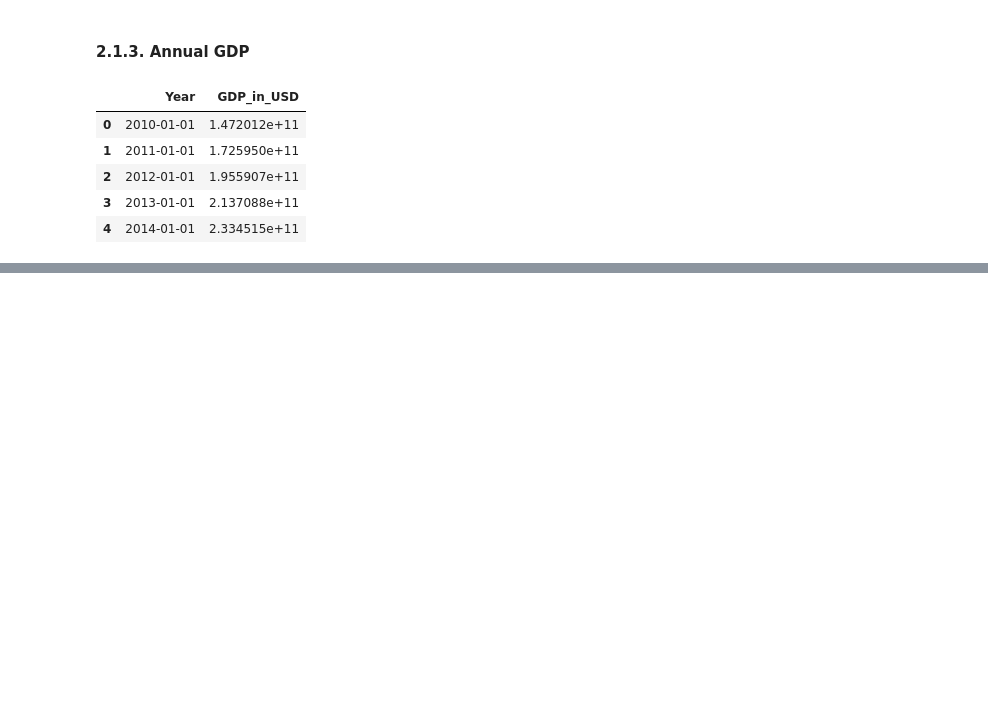
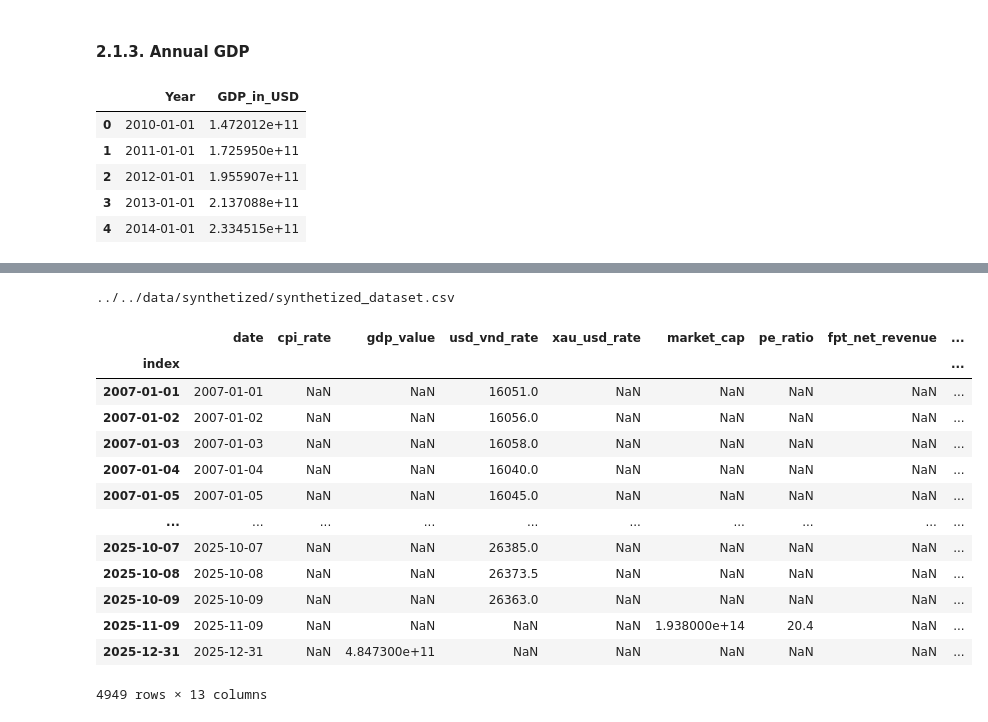
Before and after one commit to nguyenlog205/ds111-uit-stock-price-analysis, a Jupyter notebook: notebook/data_synthesis/dataset_synthesis.ipynb, the cells around one changed output, grey strips where cells are left out. Cells and saved outputs as stored; diff of their text form; code cells hidden in the pictures; blank space fills up the shorter version.

```diff
--- a/notebook/data_synthesis/dataset_synthesis.ipynb
+++ b/notebook/data_synthesis/dataset_synthesis.ipynb
@@ -131,0 +576,4 @@ gdp.head(5)
+# %%
+STOCK_PRICE_PATH = RAW_DATA_DIR + r'fpt/fpt_historical_price.csv'
+stock_price = pd.read_csv(STOCK_PRICE_PATH, parse_dates=['time'])
+stock_price.head(5)
@@ -131,0 +587,16 @@ gdp.head(5)
+# %%
+def get_stock_price(
+    stock_price
+):
+    stock_price = stock_price.rename(columns={
+        'time': 'date',
+        'close': 'fpt_stock_price',
+        'volume': 'fpt_stock_volume'
+    })
+    stock_price = stock_price[['date', 'fpt_stock_price', 'fpt_stock_volume']]
+
+    stock_price['date'] = pd.to_datetime(stock_price['date'], format='%d/%m/%Y')
+    stock_price = stock_price.sort_values(by='date').reset_index(drop=True)
+    stock_price['date'] = stock_price['date'].dt.strftime('%d/%m/%Y')
+
+    return stock_price
@@ -131,0 +623,12 @@ gdp.head(5)
+# %%
+dataset = merge_multiple_dfs(
+    df_list=[
+        macro,
+        industry,
+        fpt,
+        get_stock_price(stock_price)
+    ],
+    on_column='date',
+    how='outer',
+)
+dataset
@@ -131,0 +649,30 @@ gdp.head(5)
+# %%
+SYNTHETIZED_DATA_OUTPUT_DIR = SYNTHETIZED_DATA_DIR + r'synthetized_dataset.csv'
+print(SYNTHETIZED_DATA_OUTPUT_DIR)
+# %% [output]
+../../data/synthetized/synthetized_dataset.csv
+# %%
+dataset['date'] = pd.to_datetime(dataset['date'], format='%d/%m/%Y')
+dataset['index'] = dataset['date']
+dataset_final = dataset.set_index('index').sort_index()
+dataset_final.to_csv(
+    SYNTHETIZED_DATA_DIR + r'synthetized_dataset.csv',
+    index=False
+)
+# %%
+dataset_final
+# %% [output]
+|  | date | cpi_rate | gdp_value | usd_vnd_rate | xau_usd_rate | market_cap | pe_ratio | fpt_net_revenue | ... |
+| index |  |  |  |  |  |  |  |  | ... |
+| 2007-01-01 | 2007-01-01 | NaN | NaN | 16051.0 | NaN | NaN | NaN | NaN | ... |
+| 2007-01-02 | 2007-01-02 | NaN | NaN | 16056.0 | NaN | NaN | NaN | NaN | ... |
+| 2007-01-03 | 2007-01-03 | NaN | NaN | 16058.0 | NaN | NaN | NaN | NaN | ... |
+| 2007-01-04 | 2007-01-04 | NaN | NaN | 16040.0 | NaN | NaN | NaN | NaN | ... |
+| 2007-01-05 | 2007-01-05 | NaN | NaN | 16045.0 | NaN | NaN | NaN | NaN | ... |
+| ... | ... | ... | ... | ... | ... | ... | ... | ... | ... |
+| 2025-10-07 | 2025-10-07 | NaN | NaN | 26385.0 | NaN | NaN | NaN | NaN | ... |
+| 2025-10-08 | 2025-10-08 | NaN | NaN | 26373.5 | NaN | NaN | NaN | NaN | ... |
+| 2025-10-09 | 2025-10-09 | NaN | NaN | 26363.0 | NaN | NaN | NaN | NaN | ... |
+| 2025-11-09 | 2025-11-09 | NaN | NaN | NaN | NaN | 1.938000e+14 | 20.4 | NaN | ... |
+| 2025-12-31 | 2025-12-31 | NaN | 4.847300e+11 | NaN | NaN | NaN | NaN | NaN | ... |
+4949 rows × 13 columns
```
Also changed, not shown: parts of 41 cells of this notebook, 5 other files.
